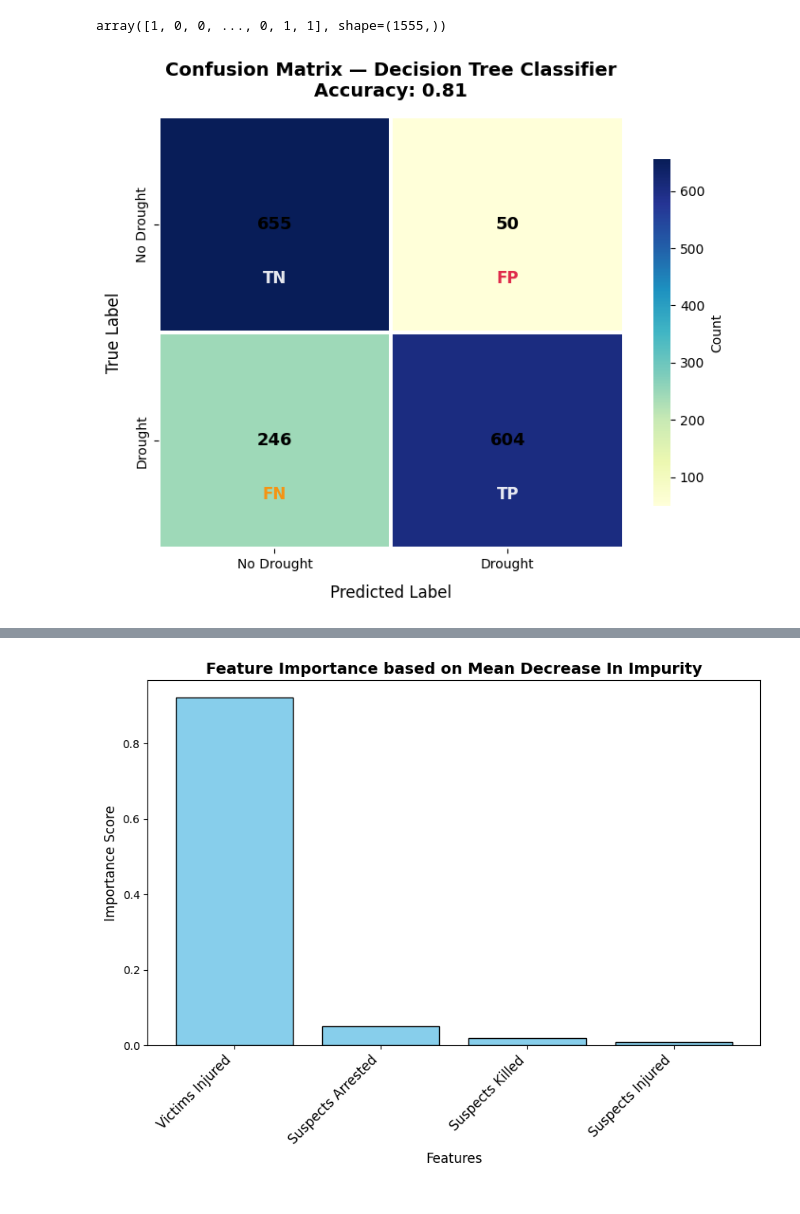
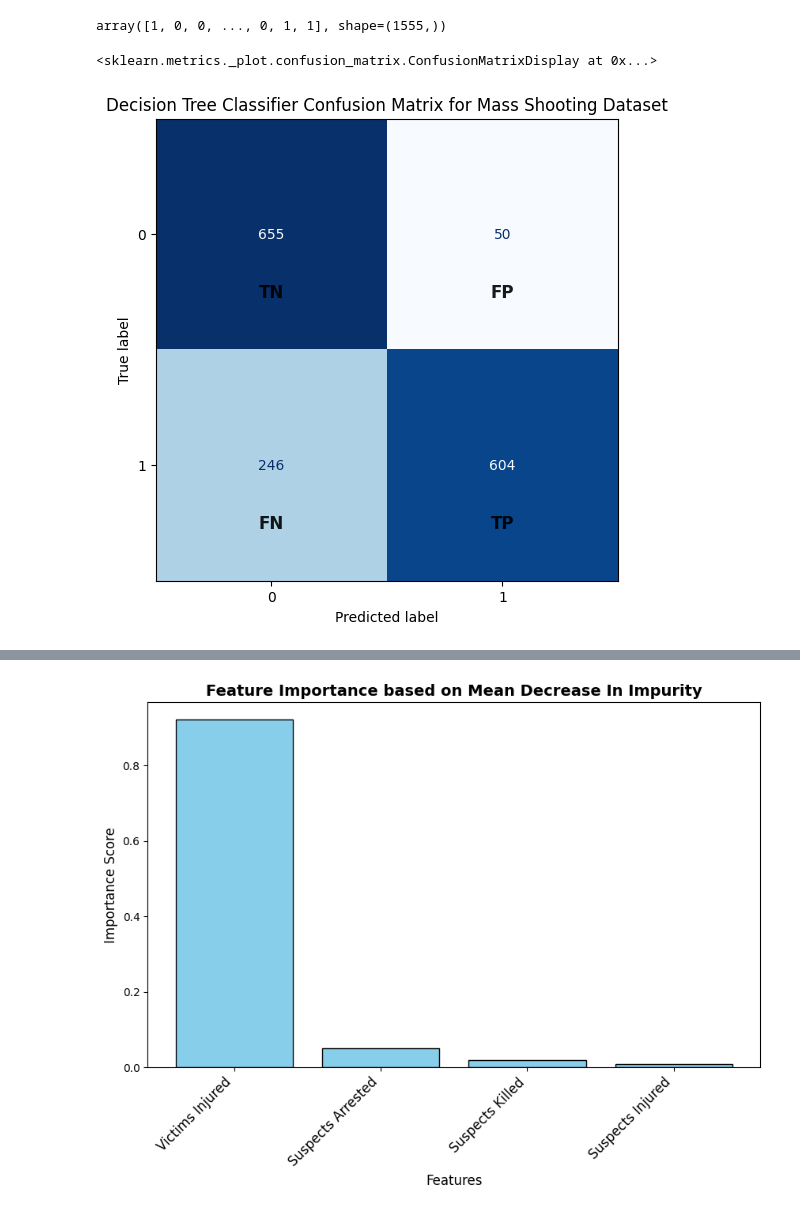
Before and after one commit to kayleedehncke/kayleedehncke_ml-github.io, a Jupyter notebook: website/data/decision_trees.ipynb, the cells around one changed output, grey strips where cells are left out. Saved outputs shown, nothing was run; the diff lists cells and outputs as text; code cells hidden in the pictures.

```diff
--- a/website/data/decision_trees.ipynb
+++ b/website/data/decision_trees.ipynb
@@ -105,54 +159,34 @@ preds
 # %% [output]
 array([1, 0, 0, ..., 0, 1, 1], shape=(1555,))
 # %%
-# Generating the confusion matrix
+cm = confusion_matrix(y_test, preds)
 
-from sklearn.metrics import confusion_matrix, ConfusionMatrixDisplay, accuracy_score, f1_score, recall_score
-import seaborn as sns
-import matplotlib.pyplot as plt
-
-# Compute confusion matrix and accuracy
-cm = confusion_matrix(y_test, preds)
-acc = accuracy_score(y_test, preds)
-
-# Class labels
-labels = ["No Drought", "Drought"]
-
-# Plot setup
-plt.figure(figsize=(7,6))
-ax = sns.heatmap(cm, annot=True, fmt='d',
-                 cmap='YlGnBu',
-                 linewidths=1.5, linecolor='white',
-                 xticklabels=labels, yticklabels=labels,
-                 cbar_kws={'shrink':0.8, 'label':'Count'},
-                 annot_kws={'size':13, 'weight':'bold', 'color':'black'})
-
-plt.title(f"Confusion Matrix — Decision Tree Classifier\nAccuracy: {acc:.2f}",
-          fontsize=14, weight='bold', pad=15)
-plt.xlabel("Predicted Label", fontsize=12, labelpad=10)
-plt.ylabel("True Label", fontsize=12, labelpad=10)
+disp = ConfusionMatrixDisplay(confusion_matrix = cm, display_labels= classifier.classes_)
+fig, ax = plt.subplots(figsize=(6,6))
+disp.plot(cmap=plt.cm.Blues, ax=ax, colorbar=False)
+ax.set_title("Decision Tree Classifier Confusion Matrix for Mass Shooting Dataset")
 
 # Label coordinates (slightly below numeric counts)
-offset_y = 0.25  # small downward shift from center
+offset_y = -0.25  # small downward shift from center
+offset_x = -0.5      # small horizontal shift
 
 # Overlay TN / FP / FN / TP *below* the numbers
 for i in range(cm.shape[0]):
     for j in range(cm.shape[1]):
         if i == 0 and j == 0:
-            label, color = "TN", "white"
+            label, color = "TN", "black"
         elif i == 0 and j == 1:
-            label, color = "FP", "crimson"
+            label, color = "FP", "black"
         elif i == 1 and j == 0:
-            label, color = "FN", "darkorange"
+            label, color = "FN", "black"
         else:
-            label, color = "TP", "white"
+            label, color = "TP", "black"
 
-        ax.text(j + 0.5, i + 0.5 + offset_y, label,
+        ax.text(j + 0.5 + offset_x, i + 0.5 + offset_y, label,
                 color=color, fontsize=12, weight='bold',
                 ha='center', va='center', alpha=0.9)
-
-plt.tight_layout()
-plt.show()
+disp
 # %% [output]
+<sklearn.metrics._plot.confusion_matrix.ConfusionMatrixDisplay at 0x...>
-[figure, old version]
+[figure, new version]
 # %%
```
Also changed, not shown: parts of 32 cells of this notebook, 52 other files.
